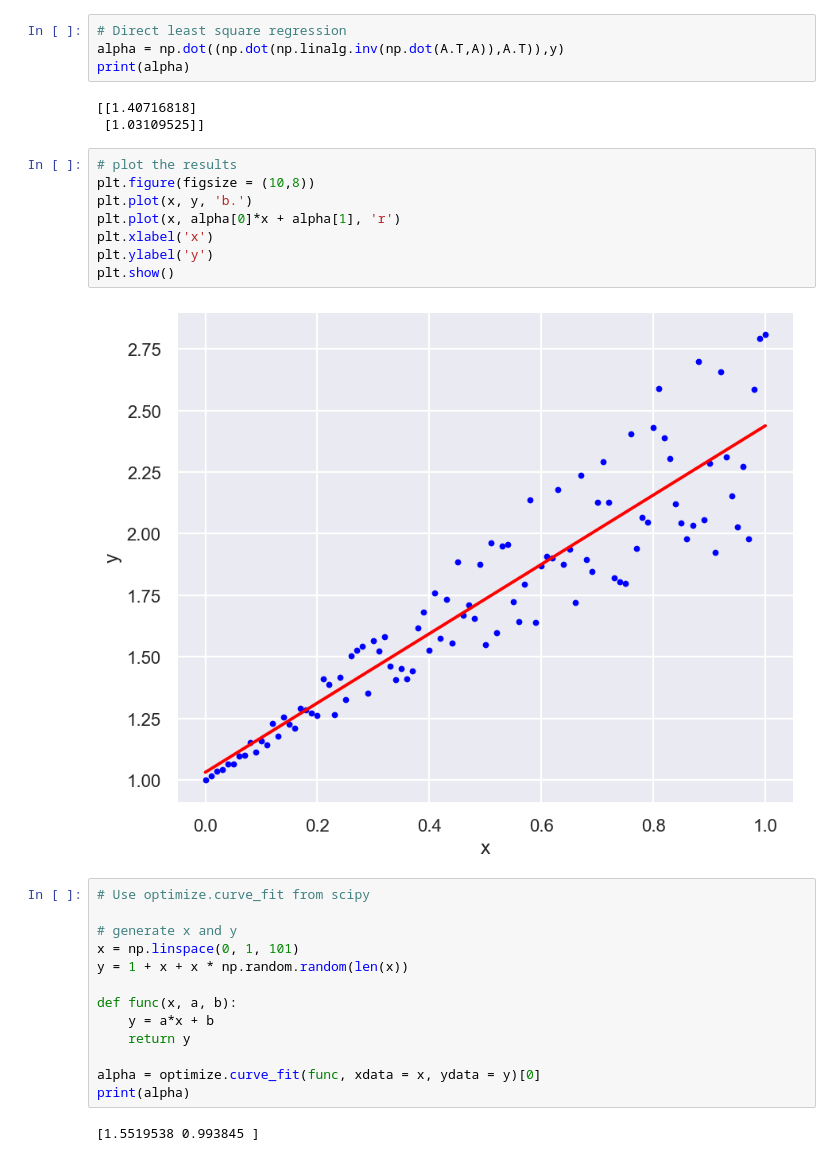
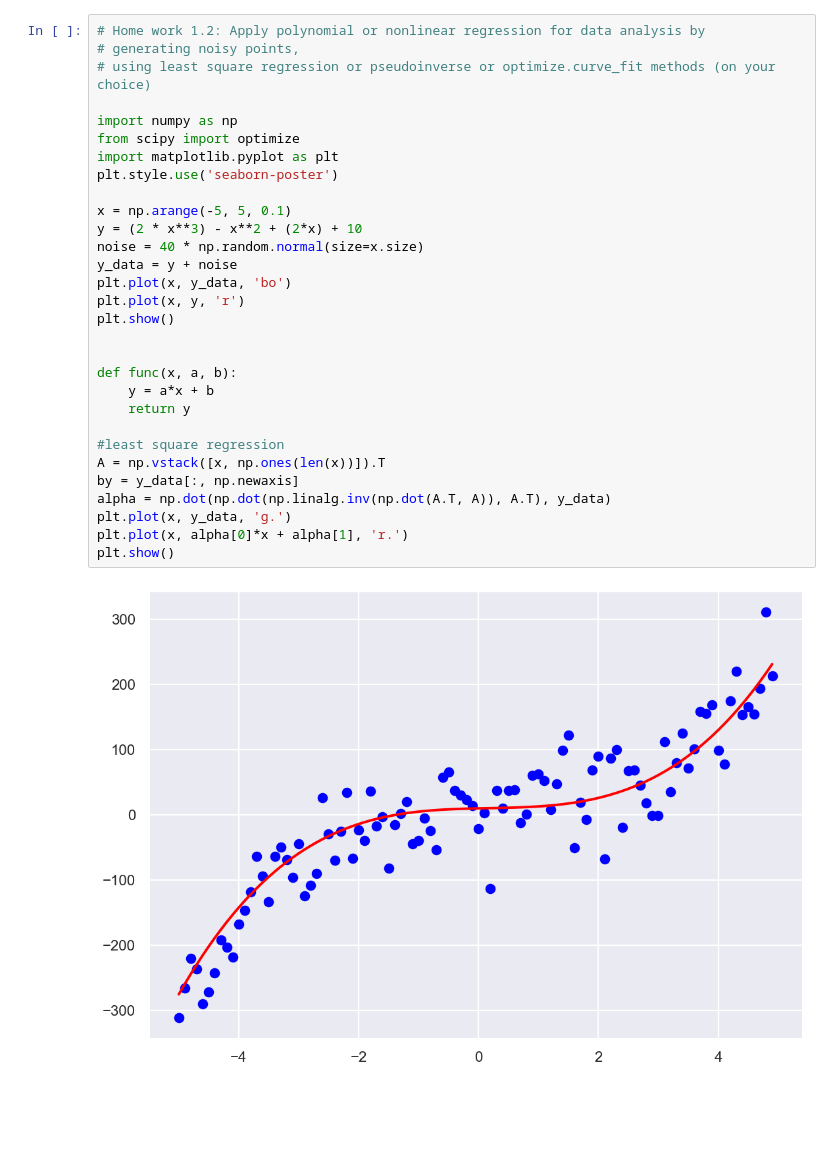
Before and after one commit to rustemd02/Robotics_homework, a Jupyter notebook: hw2.ipynb, the cells around one changed output. Drawn from its saved outputs; the diff is of its cells as text; blank space fills up the shorter version.

```diff
--- a/hw2.ipynb
+++ b/hw2.ipynb
@@ -57,32 +1,32 @@ y = y[:, np.newaxis]
-# %%
-# Direct least square regression
-alpha = np.dot((np.dot(np.linalg.inv(np.dot(A.T,A)),A.T)),y)
-print(alpha)
-# %% [output]
-[[1.40716818]
- [1.03109525]]
-# %%
-# plot the results
-plt.figure(figsize = (10,8))
-plt.plot(x, y, 'b.')
-plt.plot(x, alpha[0]*x + alpha[1], 'r')
-plt.xlabel('x')
-plt.ylabel('y')
-plt.show()
-# %% [output]
-[figure, removed]
-# %%
-# Use optimize.curve_fit from scipy
-
-# generate x and y
-x = np.linspace(0, 1, 101)
-y = 1 + x + x * np.random.random(len(x))
-
-def func(x, a, b):
-    y = a*x + b
-    return y
-
-alpha = optimize.curve_fit(func, xdata = x, ydata = y)[0]
-print(alpha)
-# %% [output]
-[1.5519538 0.993845 ]
+# %%
+# Home work 1.2: Apply polynomial or nonlinear regression for data analysis by
+# generating noisy points,
+# using least square regression or pseudoinverse or optimize.curve_fit methods (on your choice)
+
+import numpy as np
+from scipy import optimize
+import matplotlib.pyplot as plt
+plt.style.use('seaborn-poster')
+
+x = np.arange(-5, 5, 0.1)
+y = (2 * x**3) - x**2 + (2*x) + 10
+noise = 40 * np.random.normal(size=x.size)
+y_data = y + noise
+plt.plot(x, y_data, 'bo')
+plt.plot(x, y, 'r')
+plt.show()
+
+
+def func(x, a, b):
+    y = a*x + b
+    return y
+
+#least square regression
+A = np.vstack([x, np.ones(len(x))]).T
+by = y_data[:, np.newaxis]
+alpha = np.dot(np.dot(np.linalg.inv(np.dot(A.T, A)), A.T), y_data)
+plt.plot(x, y_data, 'g.')
+plt.plot(x, alpha[0]*x + alpha[1], 'r.')
+plt.show()
+# %% [output]
+[figure, added]
```
Also changed, not shown: parts of 8 cells of this notebook, 1 other file.
